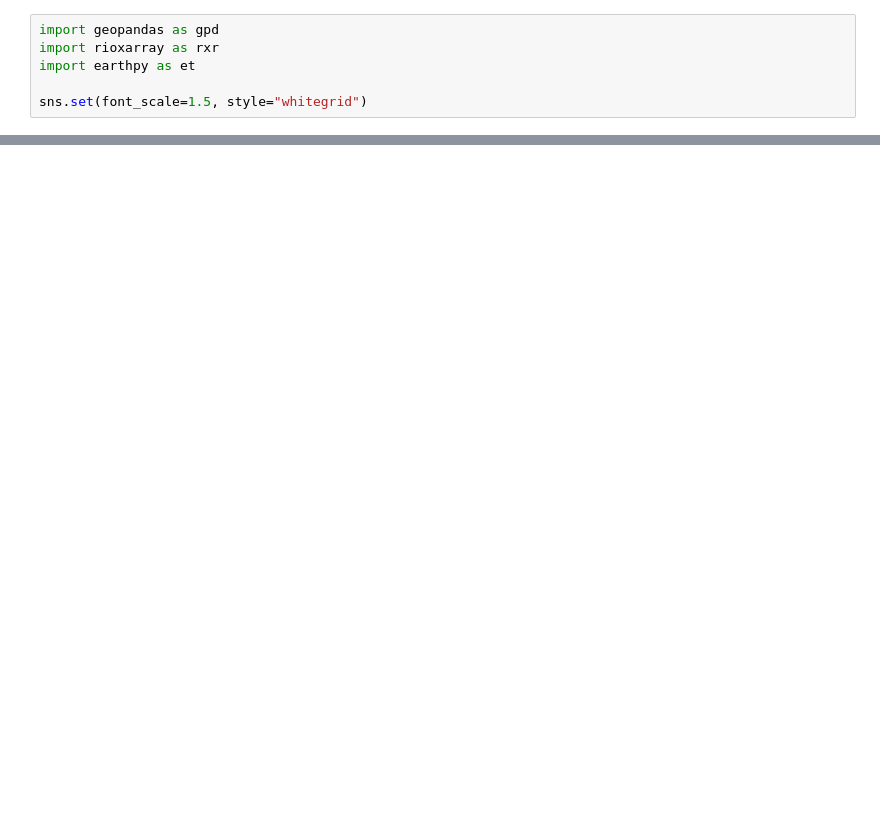
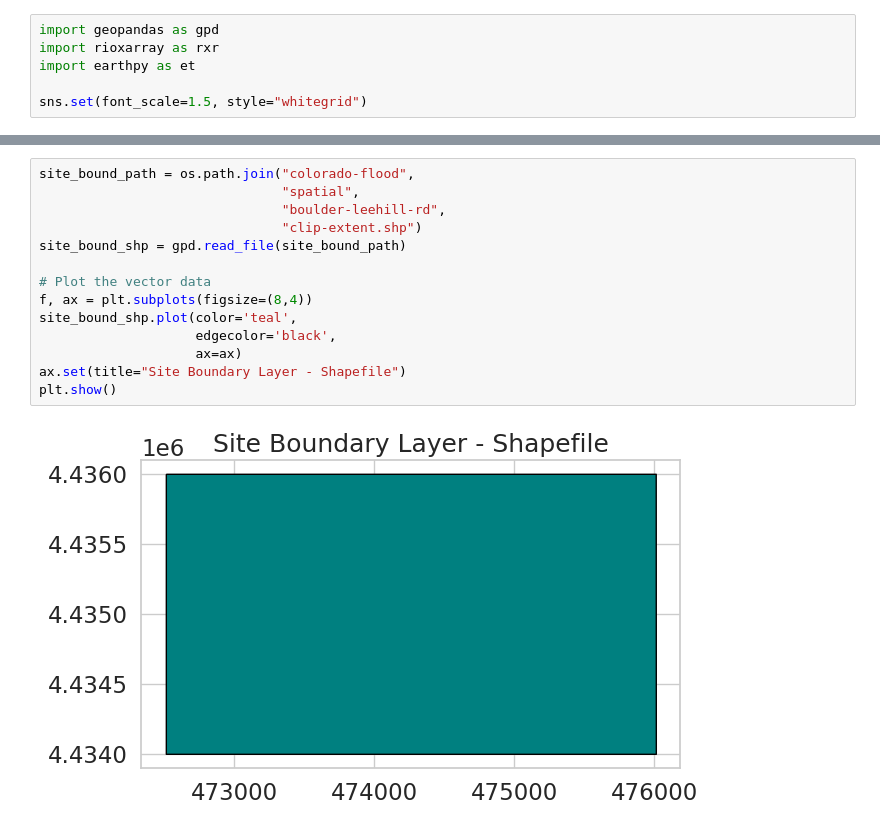
Before and after one commit to vivianacelaya/GISC606-lab3, a Jupyter notebook: intro_to_raster.ipynb, the cells around one changed output, grey strips where cells are left out. Saved outputs shown, nothing was run; the diff lists cells and outputs as text; blank space fills up the shorter version.

```diff
--- a/intro_to_raster.ipynb
+++ b/intro_to_raster.ipynb
@@ -39,0 +120,16 @@ Extracted output to /home/codespace/earth-analytics/data/colorado-flood/.
+# %%
+site_bound_path = os.path.join("colorado-flood",
+                               "spatial",
+                               "boulder-leehill-rd",
+                               "clip-extent.shp")
+site_bound_shp = gpd.read_file(site_bound_path)
+
+# Plot the vector data
+f, ax = plt.subplots(figsize=(8,4))
+site_bound_shp.plot(color='teal',
+                    edgecolor='black',
+                    ax=ax)
+ax.set(title="Site Boundary Layer - Shapefile")
+plt.show()
+# %% [output]
+[figure, added]
```
Also changed, not shown: parts of 14 cells of this notebook.
